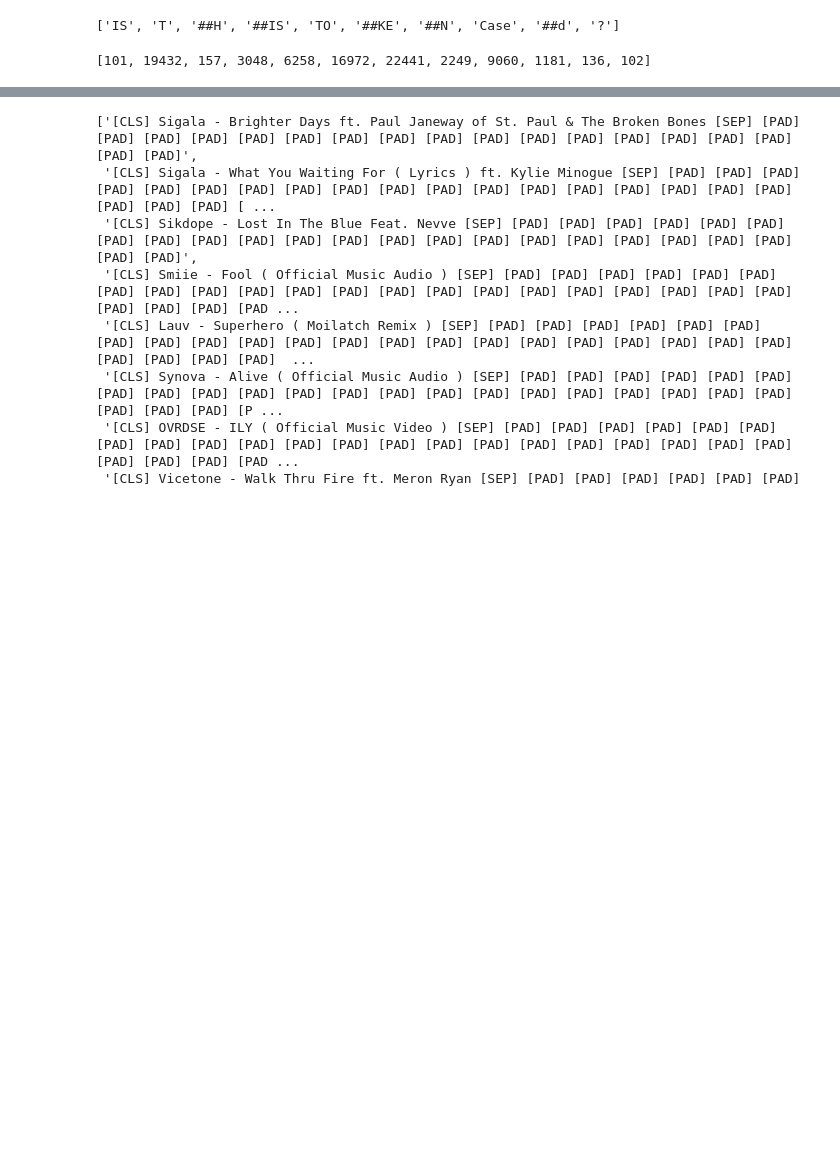
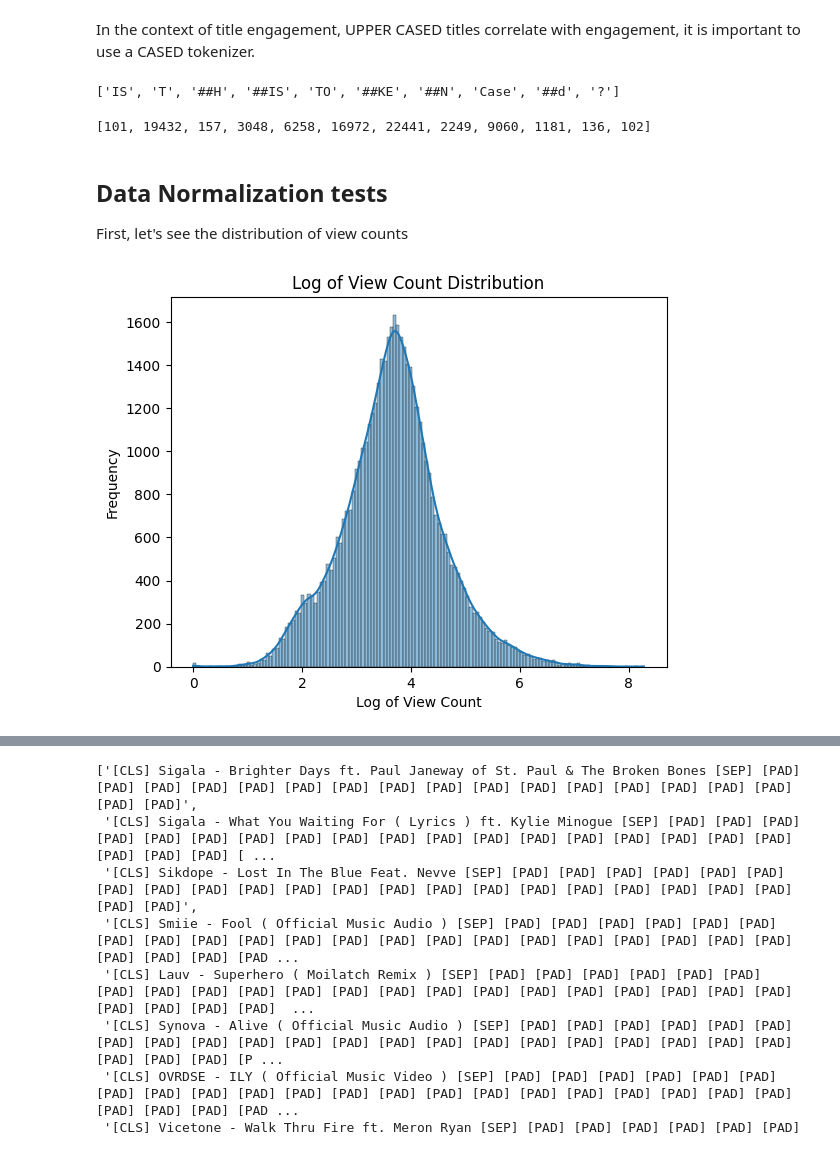
Before and after one commit to Roy3838/AI, a Jupyter notebook: YT_predict/2.0/title_model.ipynb, the cells around one changed output, grey strips where cells are left out. Drawn from its saved outputs; the diff is of its cells as text; code cells hidden in the pictures; blank space fills up the shorter version.

```diff
--- a/YT_predict/2.0/title_model.ipynb
+++ b/YT_predict/2.0/title_model.ipynb
@@ -57,14 +70,8 @@ titles, view_counts = parse_jsonl_optimized(file_path, num_lines_to_import)
 # %%
-y_view_count = np.where(np.log(view_counts) == -np.inf, 0, np.log(view_counts))
+y_view_count = np.where(np.log10(view_counts) == -np.inf, 0, np.log10(view_counts))
 
 from transformers import AutoTokenizer
+from concurrent.futures import ThreadPoolExecutor
 
-# Load a pretrained tokenizer
+# Load BERT tokanizer
 tokenizer = AutoTokenizer.from_pretrained("bert-base-cased")
-
-# Example titles
-titles_test = titles[:1000000]
-
-#tokenized_titles = [tokenizer.tokenize(title_test) for title_test in tqdm(titles_test, total=len(titles_test), desc="Tokenizing")]
-
-encoded_inputs = [tokenizer.encode(title_test, add_special_tokens=True) for title_test in tqdm(titles_test, total=len(titles_test), desc="Encoding")]
@@ -71,2 +89,4 @@ encoded_inputs = [tokenizer.encode(title_test, add_special_tokens=True) for titl
+# %% [markdown]
+In the context of title engagement, UPPER CASED titles correlate with engagement, it is important to use a CASED tokenizer.
 # %%
 # Testing cased inputs in tokenization
@@ -79,3 +96,16 @@ tokenizer.encode(titulos_raros[0], add_special_tokens=True)
 # %% [output]
 ['IS', 'T', '##H', '##IS', 'TO', '##KE', '##N', 'Case', '##d', '?']
 [101, 19432, 157, 3048, 6258, 16972, 22441, 2249, 9060, 1181, 136, 102]
+# %% [markdown]
+## Data Normalization tests
+
+First, let's see the distribution of view counts
+# %%
+# See Y view count distribution
+sns.histplot(y_view_count, kde=True)
+plt.title("Log of View Count Distribution")
+plt.xlabel("Log of View Count")
+plt.ylabel("Frequency")
+plt.show()
+# %% [output]
+[figure, added]
```
Also changed, not shown: parts of 22 cells of this notebook, 5 other files.
